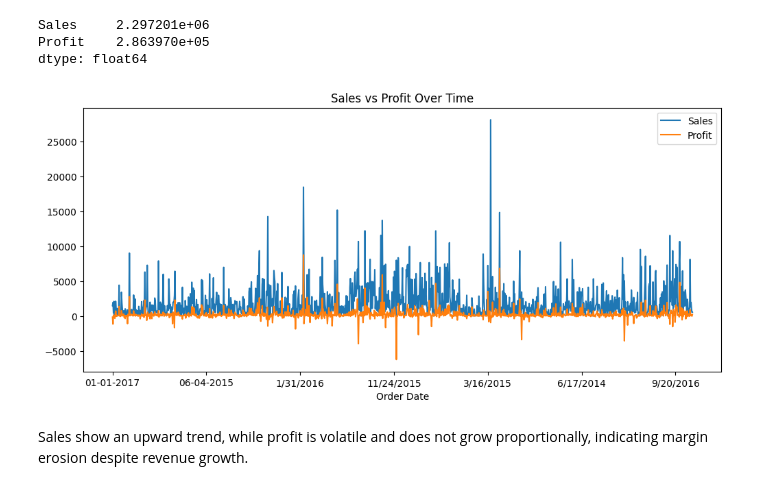
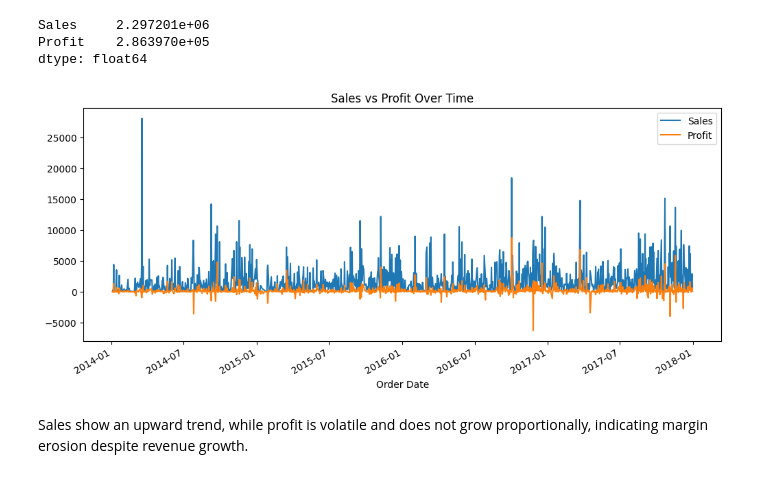
Before and after one commit to 13tanishquaa/superstore-advanced-analytics, a Jupyter notebook: notebooks/02_EDA_and_Visualization.ipynb, the cells around one changed output. Drawn from its saved outputs; the diff is of its cells as text; code cells hidden in the pictures.

```diff
--- a/notebooks/01_EDA_and_Visualization.ipynb
+++ b/notebooks/02_EDA_and_Visualization.ipynb
@@ -13,7 +19,11 @@ reallocating inventory and marketing resources toward high-margin areas.
 # %%
 import pandas as pd
-df = pd.read_csv(r"C:\Users\Tanishqua\Desktop\superstore-advanced-analytics\data\raw\SuperStoreDataset.csv",encoding="latin1")
 
-df.head()
+clean_df = pd.read_csv(
+    "../data/processed/cleaned_data.csv",
+    parse_dates=["Order Date", "Ship Date"]
+)
+
+clean_df.head()
 # %% [output]
 |  | Row ID | Order ID | Order Date | Ship Date | Ship Mode | Customer ID | Customer Name | Segment | Country | ... |
@@ -71,12 +91,12 @@ dtype: float64
 # %%
 import matplotlib.pyplot as plt
 
-df.groupby('Order Date')[['Sales','Profit']].sum().plot(figsize=(12,5))
+clean_df.groupby('Order Date')[['Sales','Profit']].sum().plot(figsize=(12,5))
 plt.title("Sales vs Profit Over Time")
 plt.savefig("../visualizations/eda_plots/sales_vs_profit.png")
 plt.show()
 # %% [output]
-[figure, old version]
+[figure, new version]
 # %% [markdown]
 Sales show an upward trend, while profit is volatile and does not grow proportionally,
 indicating margin erosion despite revenue growth.
```
Also changed, not shown: parts of 18 cells of this notebook, 18 other files.
